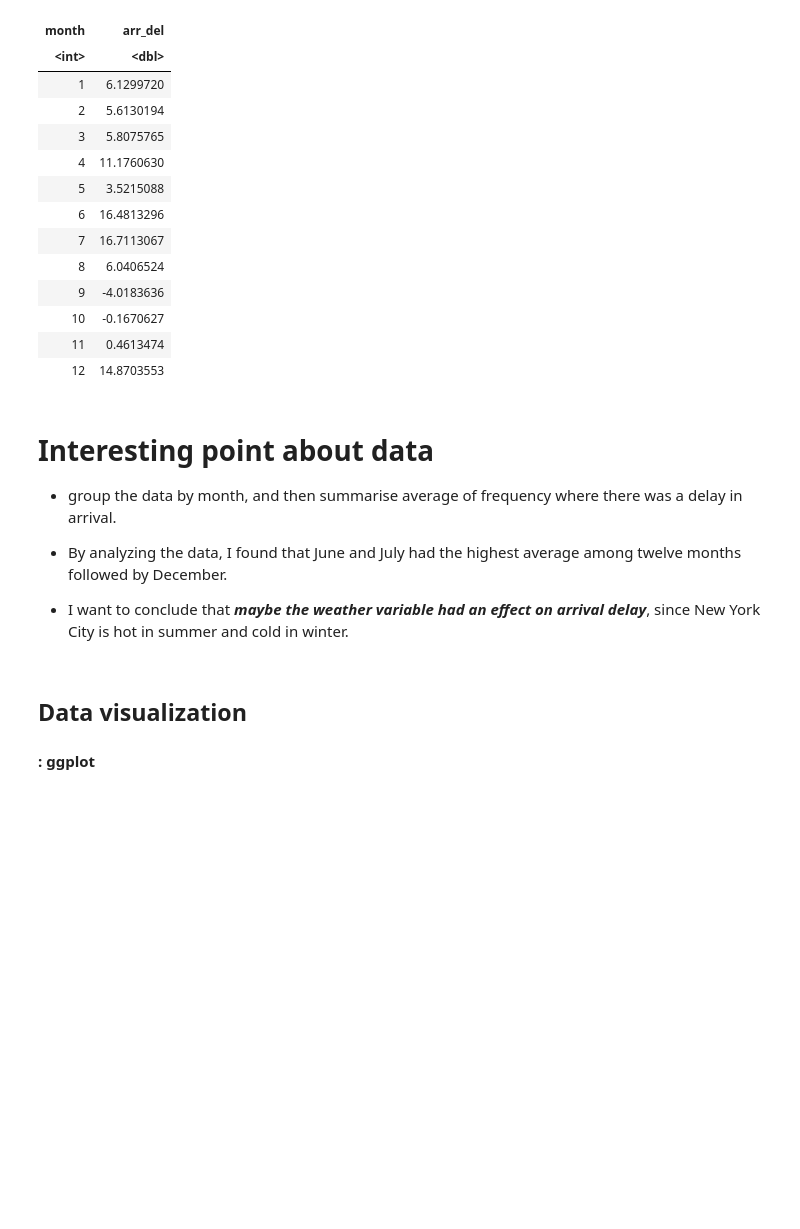
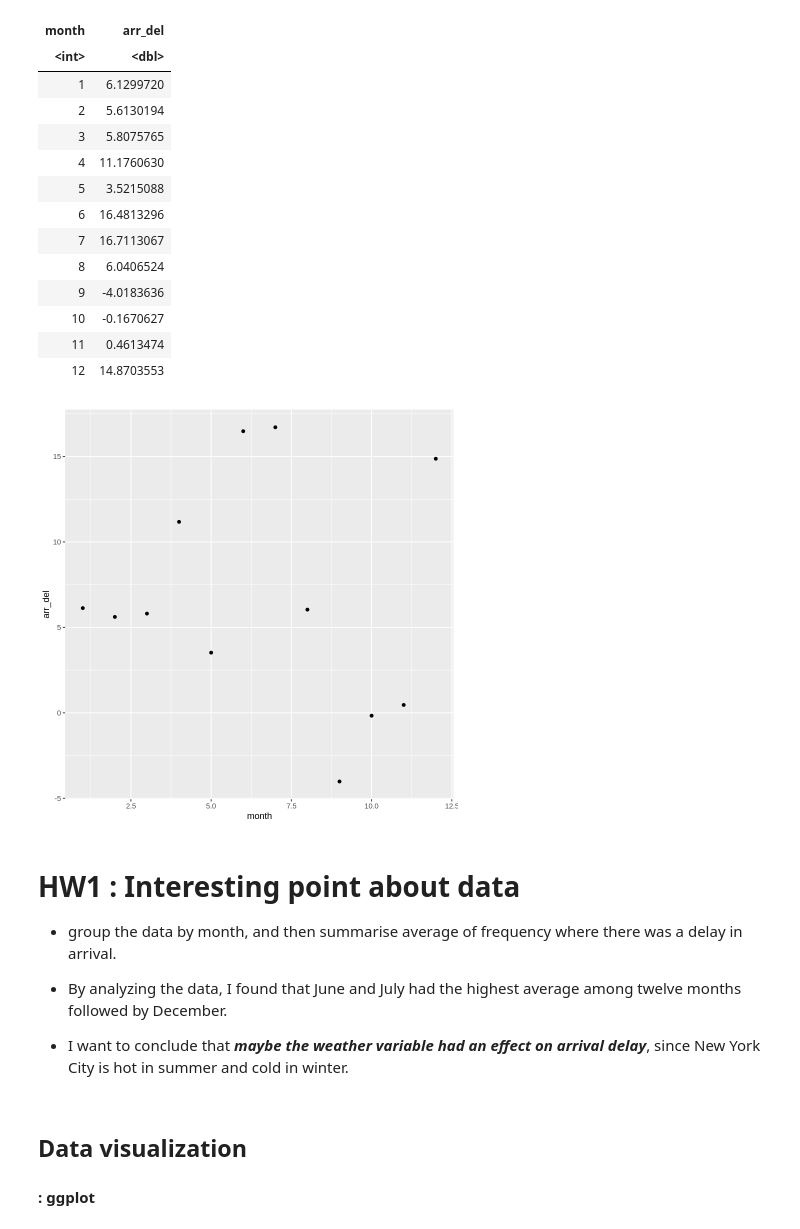
Before and after one commit to mjiii25/prac_class, a Jupyter notebook: HW1.ipynb, the cells around one changed output. Cells and saved outputs as stored; diff of their text form; code cells hidden in the pictures; blank space fills up the shorter version.

```diff
--- a/HW1.ipynb
+++ b/HW1.ipynb
@@ -178,8 +178,9 @@ A grouped_df: 6 × 4
 | 2013 | 1 | 5 | 5.732218 |
 | 2013 | 1 | 6 | 7.148014 |
 # %%
-flights %>% group_by(month) %>%
+HW1 <- flights %>% group_by(month) %>%
 summarise(arr_del = mean(arr_delay, na.rm = TRUE))
+HW1
 # %% [output]
 A tibble: 12 × 2
 | month | arr_del |
@@ -196,8 +197,13 @@ A tibble: 12 × 2
 | 10 | -0.1670627 |
 | 11 | 0.4613474 |
 | 12 | 14.8703553 |
+# %%
+ggplot(data = HW1) +
+geom_point(mapping = aes(x = month, y = arr_del))
+# %% [output]
+[figure, added]
 # %% [markdown]
-# Interesting point about data
+# **HW1** : Interesting point about data
 - group the data by month, and then summarise average of frequency where there was a delay in arrival.
 - By analyzing the data, I found that June and July had the highest average among twelve months followed by December.
 
```
